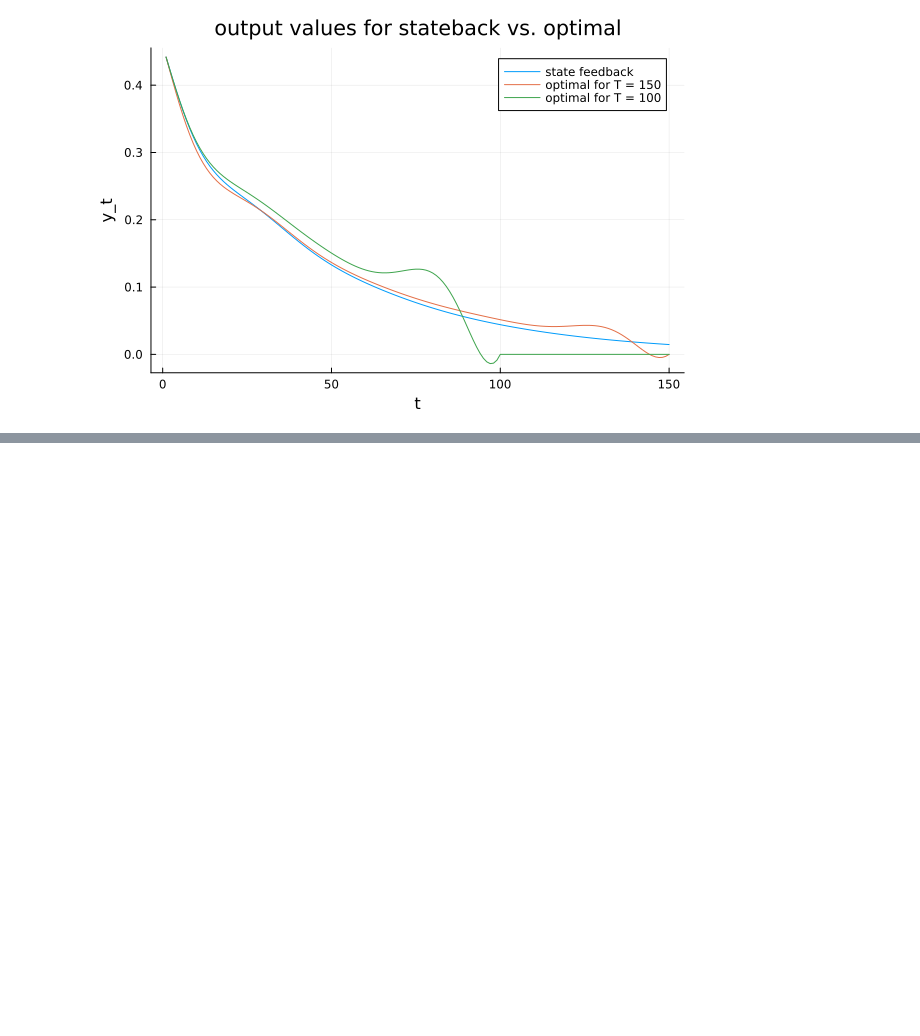
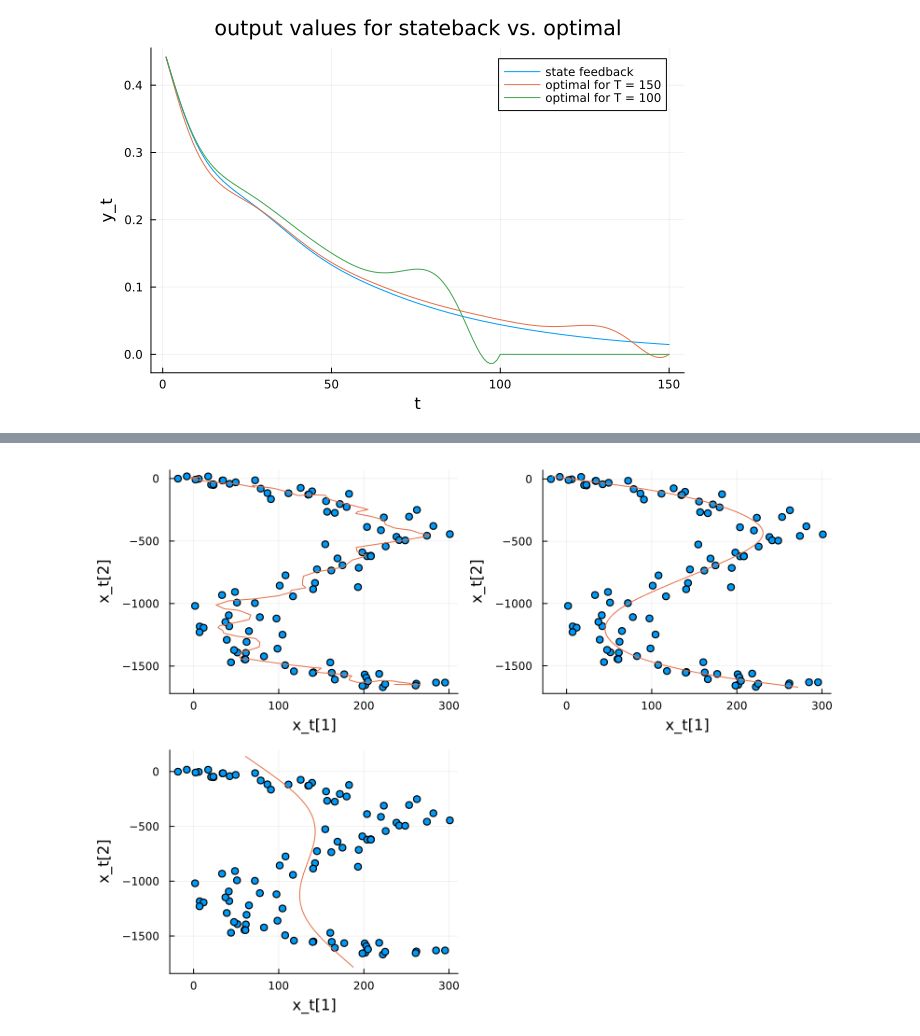
Before and after one commit to Minh-An/engr108, a Jupyter notebook: cls_applications.ipynb, the cells around one changed output, grey strips where cells are left out. Cells and saved outputs as stored; diff of their text form; code cells hidden in the pictures; blank space fills up the shorter version.

```diff
--- a/cls_applications.ipynb
+++ b/cls_applications.ipynb
@@ -450,0 +743,13 @@ plot!(xlabel="t", ylabel="y_t", title="output values for stateback vs. optimal")
+# %%
+plot_lambdas = [1, 1e3, 1e5]
+
+p = plot(layout=3, legend=false, size=(800,600))
+for k=1:length(plot_lambdas)
+    xest, west, yest = lqe(A,B,C,ymeas,T,plot_lambdas[k])
+    scatter!(ymeas[1,:], ymeas[2,:], label="position measurements", subplot=k)
+    plot!([yt[1] for yt in yest], [yt[2] for yt in yest], subplot=k, xlabel="x_t[1]", ylabel="x_t[2]")
+end
+
+scatter!(title="")
+# %% [output]
+[figure, added]
```
Also changed, not shown: parts of 12 cells of this notebook.
